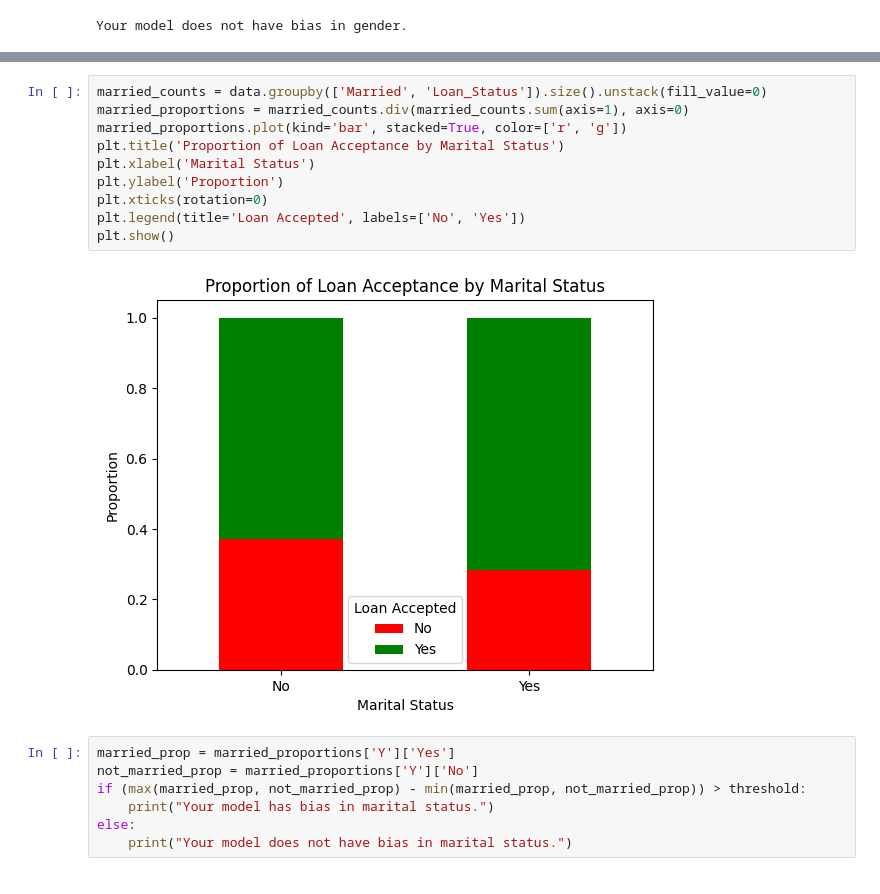
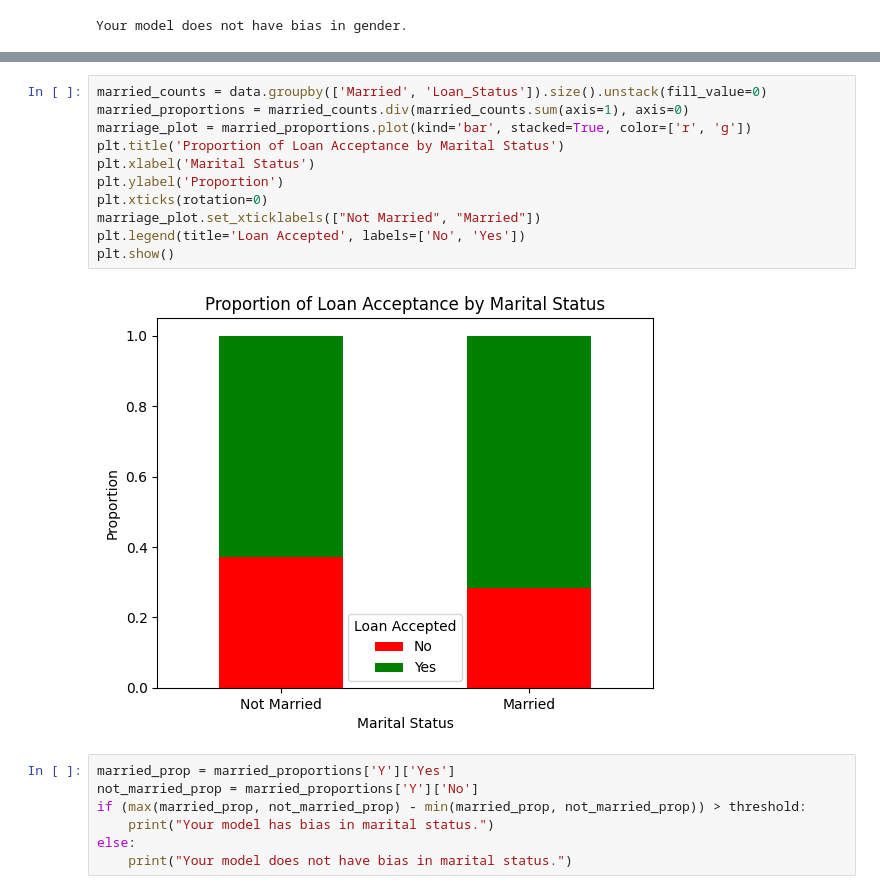
Before and after one commit to rdixitv/LoanEligibilityBiasChecker, a Jupyter notebook: loans.ipynb, the cells around one changed output, grey strips where cells are left out. Cells and saved outputs as stored; diff of their text form.

```diff
--- a/loans.ipynb
+++ b/loans.ipynb
@@ -99,15 +100,16 @@ Your model does not have bias in employer.
 # %%
 married_counts = data.groupby(['Married', 'Loan_Status']).size().unstack(fill_value=0)
 married_proportions = married_counts.div(married_counts.sum(axis=1), axis=0)
-married_proportions.plot(kind='bar', stacked=True, color=['r', 'g'])
+marriage_plot = married_proportions.plot(kind='bar', stacked=True, color=['r', 'g'])
 plt.title('Proportion of Loan Acceptance by Marital Status')
 plt.xlabel('Marital Status')
 plt.ylabel('Proportion')
 plt.xticks(rotation=0)
+marriage_plot.set_xticklabels(["Not Married", "Married"])
 plt.legend(title='Loan Accepted', labels=['No', 'Yes'])
 plt.show()
 # %% [output]
-[figure, old version]
+[figure, new version]
 # %%
 married_prop = married_proportions['Y']['Yes']
 not_married_prop = married_proportions['Y']['No']
```
Also changed, not shown: parts of 2 cells of this notebook.
